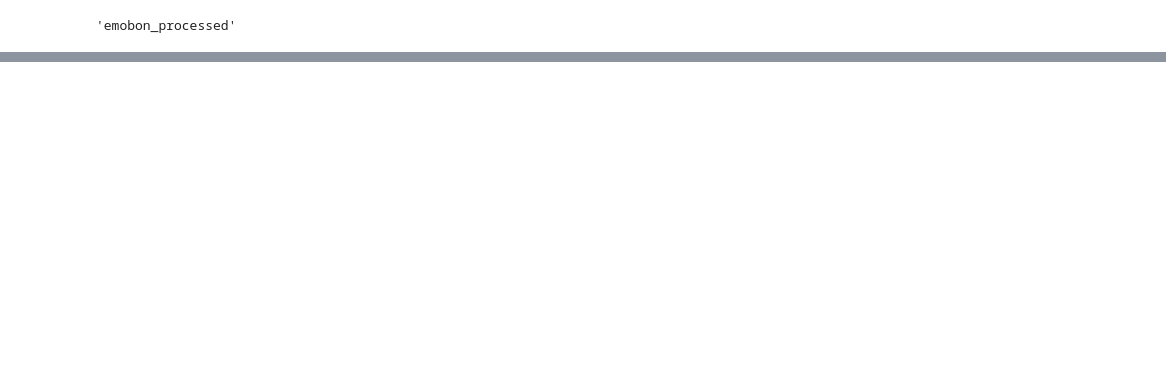
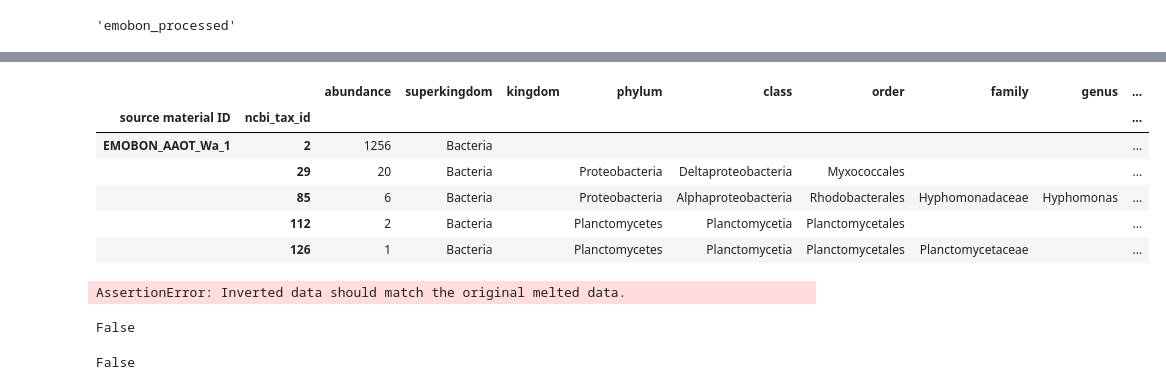
Before and after one commit to emo-bon/momics-demos, a Jupyter notebook: wfs_extra/scripts/mgnify/test_mgnify_oop.ipynb, the cells around one changed output, grey strips where cells are left out. Saved outputs shown, nothing was run; the diff lists cells and outputs as text; code cells hidden in the pictures; blank space fills up the shorter version.

Commit message:
intermediate taxonomy module

```diff
--- a/wfs_extra/scripts/mgnify/test_mgnify_oop.ipynb
+++ b/wfs_extra/scripts/mgnify/test_mgnify_oop.ipynb
@@ -189,3 +193,9 @@ True
 abundance_table.source
 # %% [output]
 'emobon_processed'
+# %%
+## from taxonomy table and back to abundance
+from tables.sources.validators import validate_abundance_ncbi
+
+abundance_df = s.to_abundance_table()
+assert validate_abundance_ncbi(abundance_df.df)
@@ -191,0 +284,26 @@ abundance_table.source
+# %%
+test = invert_pivot_taxonomic_data(abundance_df.df, target_col=["taxonomic_concat", "ncbi_tax_id"])
+test.head()
+# %% [output]
+|  |  | abundance | superkingdom | kingdom | phylum | class | order | family | genus | ... |
+| source material ID | ncbi_tax_id |  |  |  |  |  |  |  |  | ... |
+| EMOBON_AAOT_Wa_1 | 2 | 1256 | Bacteria |  |  |  |  |  |  | ... |
+|  | 29 | 20 | Bacteria |  | Proteobacteria | Deltaproteobacteria | Myxococcales |  |  | ... |
+|  | 85 | 6 | Bacteria |  | Proteobacteria | Alphaproteobacteria | Rhodobacterales | Hyphomonadaceae | Hyphomonas | ... |
+|  | 112 | 2 | Bacteria |  | Planctomycetes | Planctomycetia | Planctomycetales |  |  | ... |
+|  | 126 | 1 | Bacteria |  | Planctomycetes | Planctomycetia | Planctomycetales | Planctomycetaceae |  | ... |
+# %%
+assert test.equals(s.df), "Inverted data should match the original melted data."
+# %% [output]
+AssertionError: Inverted data should match the original melted data.
+# %%
+test.equals(s.df)
+# %% [output]
+False
+# %%
+test_sorted = test.sort_index()
+s_sorted = s.df.sort_index()
+
+test_sorted.equals(s_sorted)
+# %% [output]
+False
```
Also changed, not shown: parts of 22 cells of this notebook, 13 other files.
